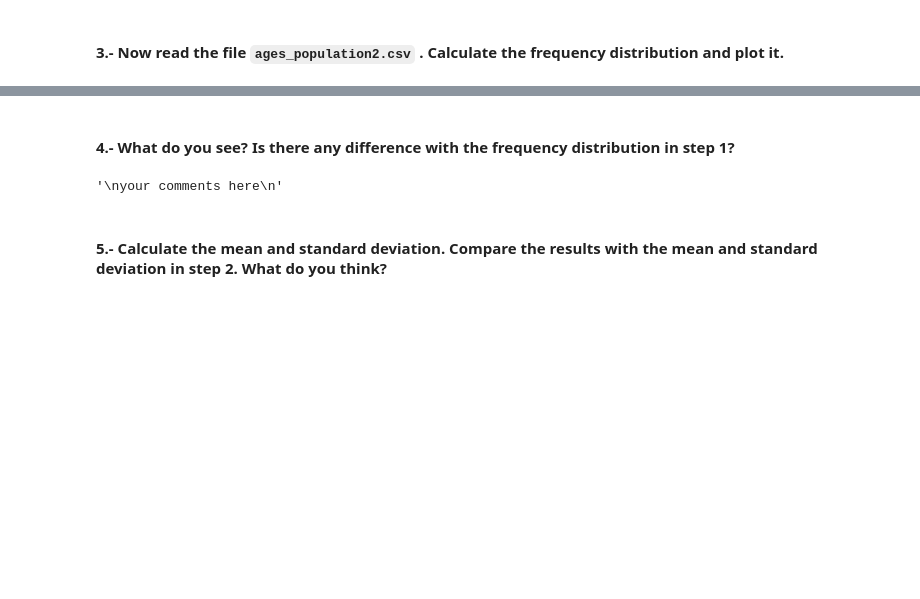
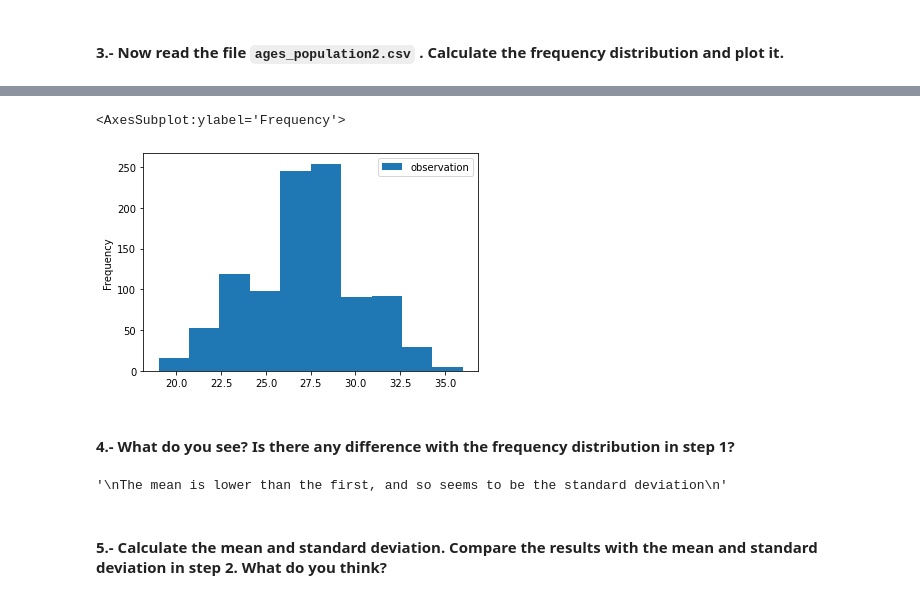
Before and after one commit to JMark1991/lab-understanding-descriptive-stats, a Jupyter notebook: your-code/main.ipynb, the cells around one changed output, grey strips where cells are left out. Drawn from its saved outputs; the diff is of its cells as text; code cells hidden in the pictures; blank space fills up the shorter version.

```diff
--- a/your-code/main.ipynb
+++ b/your-code/main.ipynb
@@ -222,0 +255,4 @@ your comments here
+# %%
+ages2 = pd.read_csv('../data/ages_population2.csv')
+age_dist2 = ages2.groupby('observation')['observation'].count()
+print(age_dist2)
@@ -223,10 +280,15 @@ your comments here
+# %%
+ages2.plot.hist(bins=10)
+# %% [output]
+<AxesSubplot:ylabel='Frequency'>
+[figure, added]
 # %% [markdown]
 ####  4.- What do you see? Is there any difference with the frequency distribution in step 1?
-# %%
-"""
-your comments here
-"""
-# %% [output]
-'\nyour comments here\n'
+# %%
+"""
+The mean is lower than the first, and so seems to be the standard deviation
+"""
+# %% [output]
+'\nThe mean is lower than the first, and so seems to be the standard deviation\n'
 # %% [markdown]
 #### 5.- Calculate the mean and standard deviation. Compare the results with the mean and standard deviation in step 2. What do you think?
```
Also changed, not shown: parts of 49 cells of this notebook.
